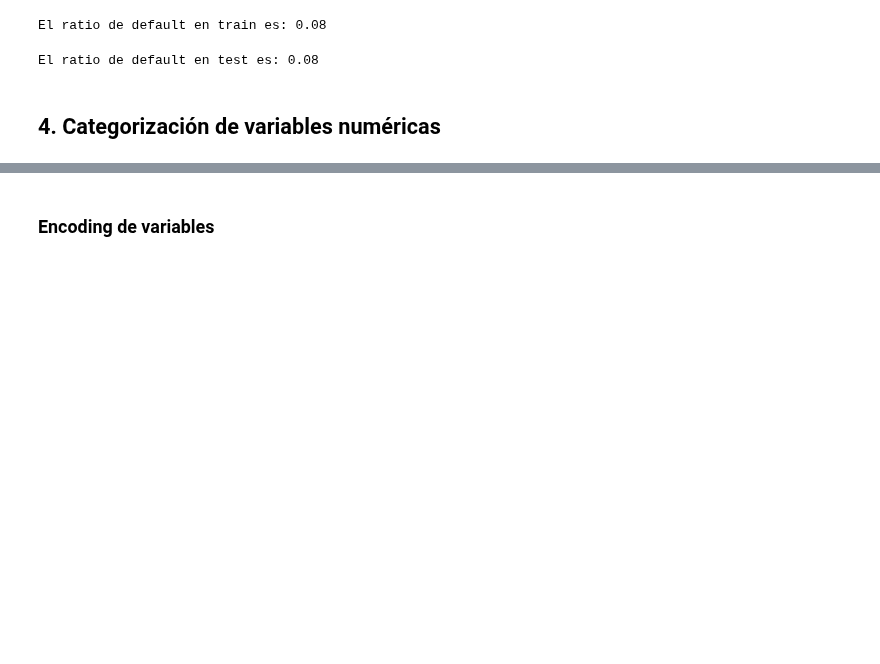
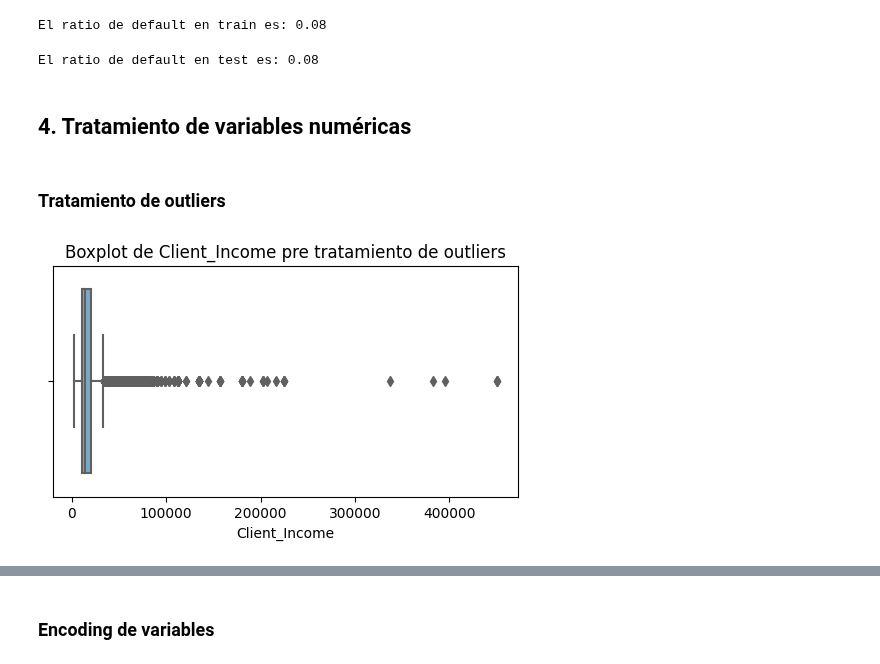
Before and after one commit to JCaballerot/Credit-Scoring, a Jupyter notebook: CreditScoring/00. Lab_Automobile_Scorecard.ipynb, the cells around one changed output, grey strips where cells are left out. Drawn from its saved outputs; the diff is of its cells as text; code cells hidden in the pictures; blank space fills up the shorter version.

```diff
--- a/CreditScoring/00. Lab_Automobile_Scorecard.ipynb
+++ b/CreditScoring/00. Lab_Automobile_Scorecard.ipynb
@@ -259,4 +232,19 @@ print("El ratio de default en test es:",round(test.Default.mean(),2))
 # %% [output]
 El ratio de default en test es: 0.08
 # %% [markdown]
-## 4. Categorización de variables numéricas
+## 4. Tratamiento de variables numéricas
+# %% [markdown]
+### Tratamiento de outliers
+# %%
+# boxplot
+plt.figure(figsize=(6, 3))  # Establecer el tamaño de la figura (opcional)
+sns.boxplot(x="Client_Income", data=train, palette="Blues")
+
+# Personalizar el título y etiquetas de los ejes
+plt.title("Boxplot de Client_Income pre tratamiento de outliers")
+plt.xlabel("Client_Income")
+
+# Mostrar el boxplot
+plt.show()
+# %% [output]
+[figure, added]
```
Also changed, not shown: parts of 284 cells of this notebook.
